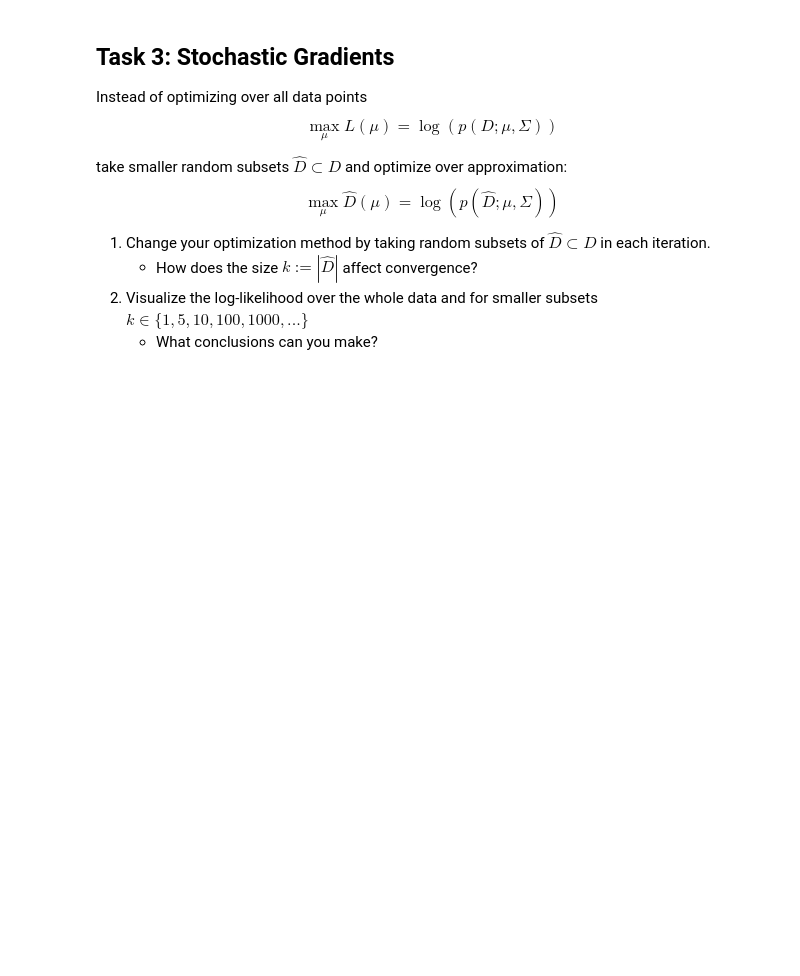
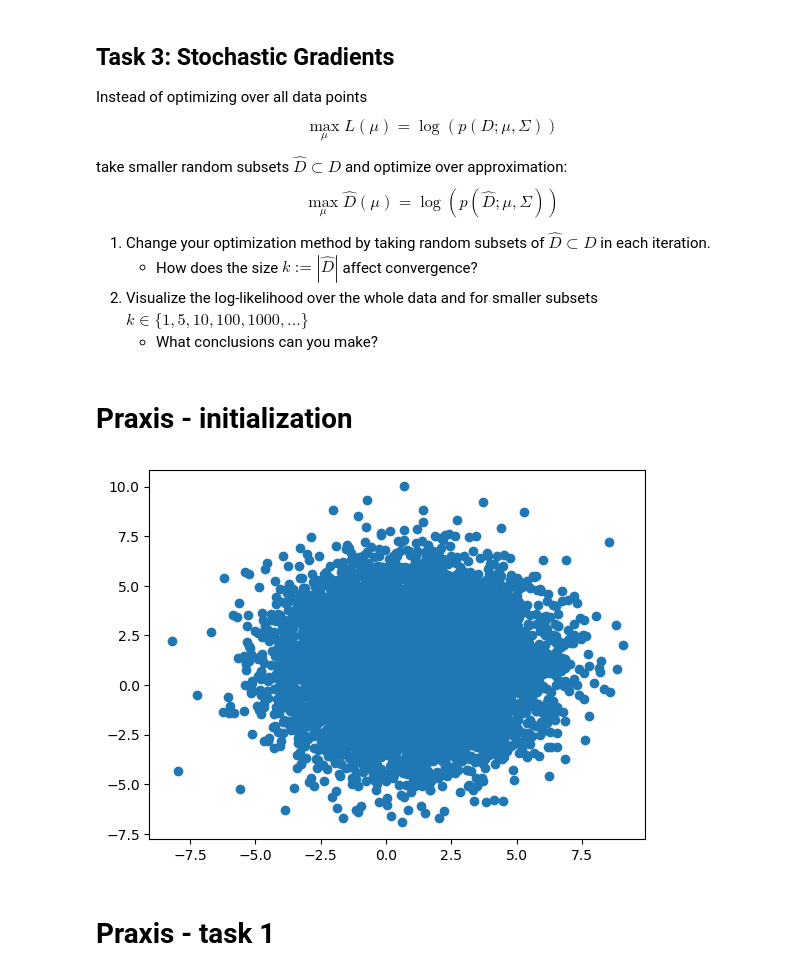
Before and after one commit to kkulesz/AIA_homework, a Jupyter notebook: Homework3/Homework3.ipynb, the cells around one changed output. Cells and saved outputs as stored; diff of their text form; code cells hidden in the pictures; blank space fills up the shorter version.

Commit message:
add praxis code to jupyter

```diff
--- a/Homework3/Homework3.ipynb
+++ b/Homework3/Homework3.ipynb
@@ -165,3 +165,24 @@ take smaller random subsets $\hat{D} \subset D$ and optimize over approximation:
     - How does the size $k:=|\hat{D}|$ affect convergence?
 2. Visualize the log-likelihood over the whole data and for smaller subsets $k \in \{1, 5, 10, 100, 1000, ...\}$
     - What conclusions can you make?
+# %% [markdown]
+# Praxis - initialization
+# %%
+n = 10000  # number of samples (descrease the number if computations take too much time)
+mu, sigma = np.ones(2), 5 * np.eye(2)  # mean and standard deviation of ground truth distribution
+data = np.random.multivariate_normal(mu, sigma, n)  # sample n data points from the distribution
+
+# Cast those into torch's tensors so everything works well
+mu = torch.from_numpy(mu)
+sigma = torch.from_numpy(sigma)
+data = torch.from_numpy(data)
+
+plt.scatter(data[:, 0], data[:, 1])
+plt.show()
+
+NUM_OF_STEPS = 1000
+CONVERGENCE_THRESHOLD = 0.01
+# %% [output]
+[figure, added]
+# %% [markdown]
+# Praxis - task 1
```
Also changed, not shown: parts of 14 cells of this notebook.
